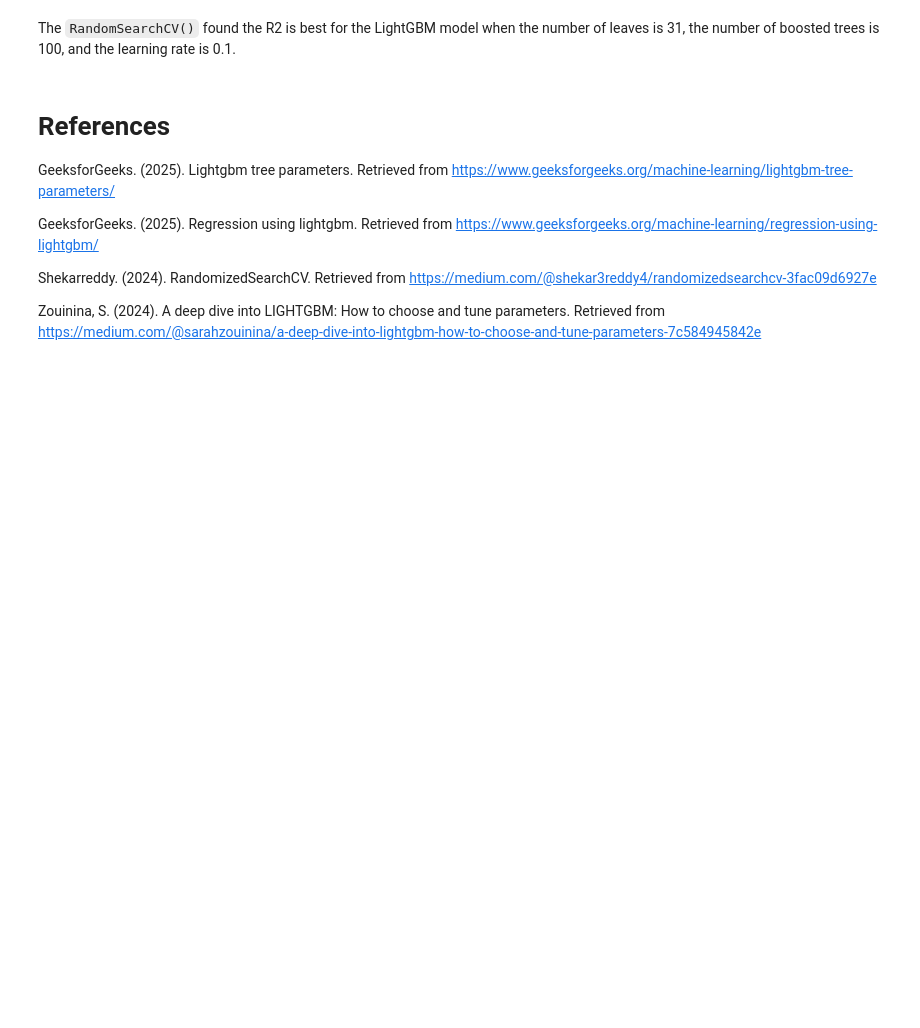
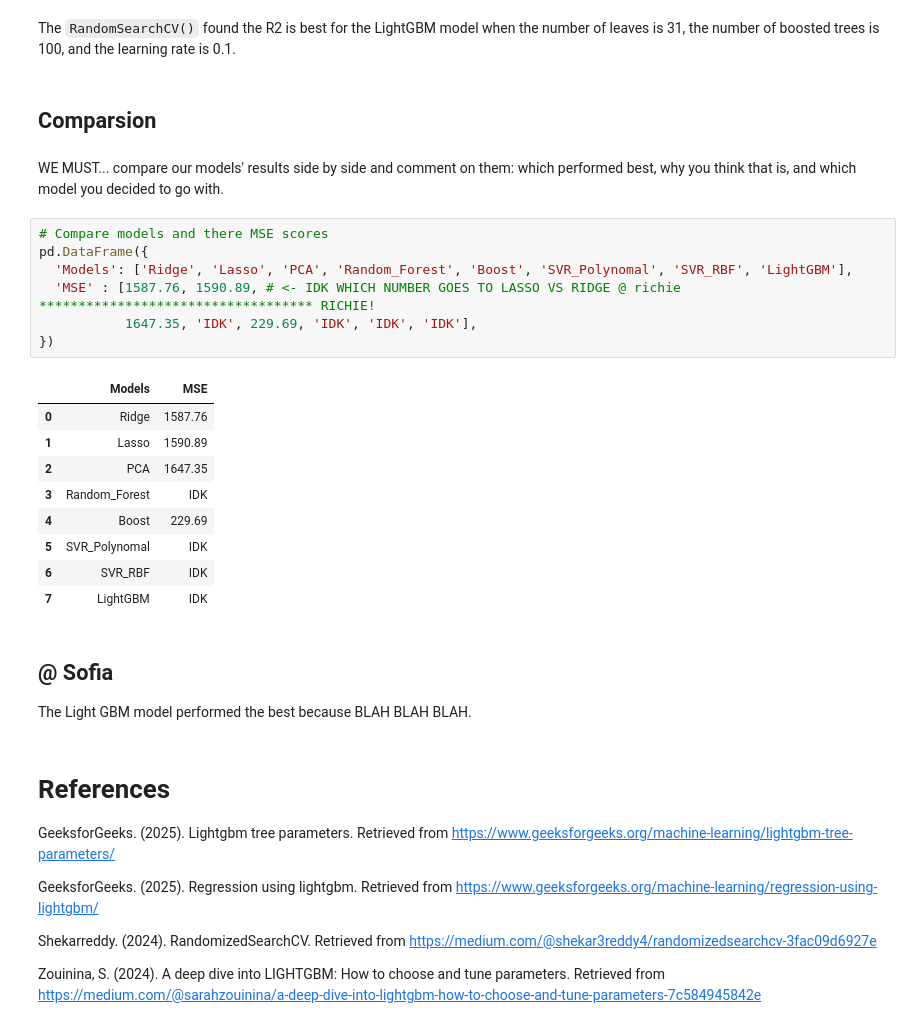
Before and after one commit to petervitale910/kaggle_competition, a Jupyter notebook: all_models.ipynb, the cells around one changed output. Drawn from its saved outputs; the diff is of its cells as text; blank space fills up the shorter version.

```diff
--- a/all_models.ipynb
+++ b/all_models.ipynb
@@ -510,6 +508,30 @@ Best parameters: {'num_leaves': 31, 'n_estimators': 100, 'learning_rate': 0.1}
 CV R2: 0.9751
 # %% [markdown]
 The `RandomSearchCV()` found the R2 is best for the LightGBM model when the number of leaves is 31, the number of boosted trees is 100, and the learning rate is 0.1.
+# %% [markdown]
+## Comparsion
+# %% [markdown]
+WE MUST...  compare our models' results side by side and comment on them: which performed best, why you think that is, and which model you decided to go with.
+# %%
+# Compare models and there MSE scores
+pd.DataFrame({
+  'Models': ['Ridge', 'Lasso', 'PCA', 'Random_Forest', 'Boost', 'SVR_Polynomal', 'SVR_RBF', 'LightGBM'],
+  'MSE' : [1587.76, 1590.89, # <- IDK WHICH NUMBER GOES TO LASSO VS RIDGE @ richie *********************************** RICHIE!
+           1647.35, 'IDK', 229.69, 'IDK', 'IDK', 'IDK'],
+})
+# %% [output]
+|  | Models | MSE |
+| 0 | Ridge | 1587.76 |
+| 1 | Lasso | 1590.89 |
+| 2 | PCA | 1647.35 |
+| 3 | Random_Forest | IDK |
+| 4 | Boost | 229.69 |
+| 5 | SVR_Polynomal | IDK |
+| 6 | SVR_RBF | IDK |
+| 7 | LightGBM | IDK |
+# %% [markdown]
+## @ Sofia
+The Light GBM model performed the best because BLAH BLAH BLAH.
 # %% [markdown]
 # References
 
```
Also changed, not shown: parts of 4 cells of this notebook.
